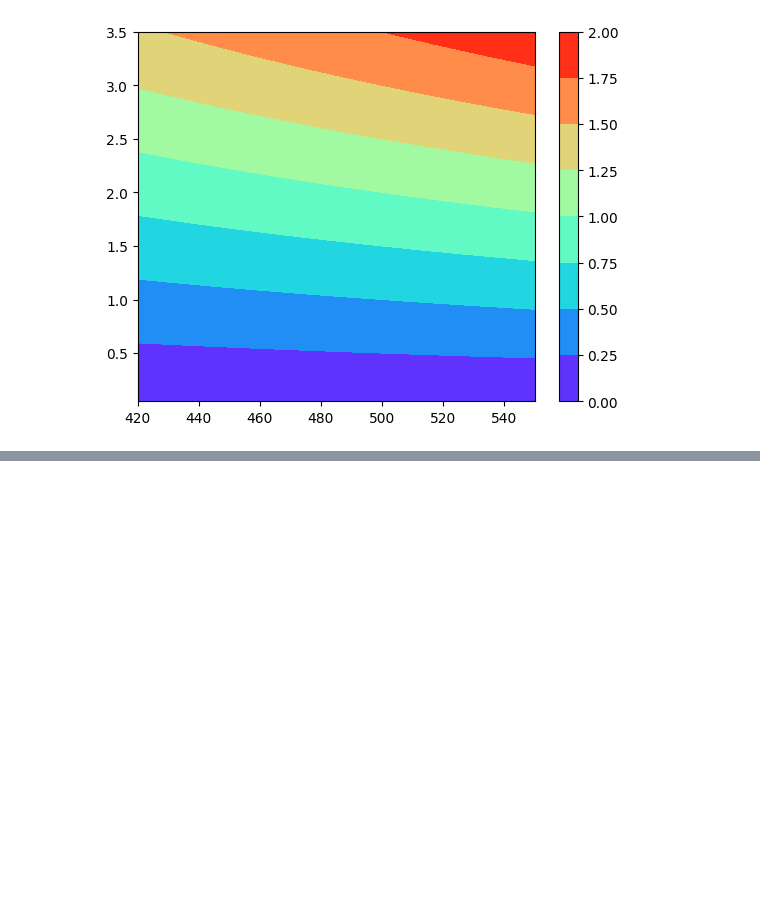
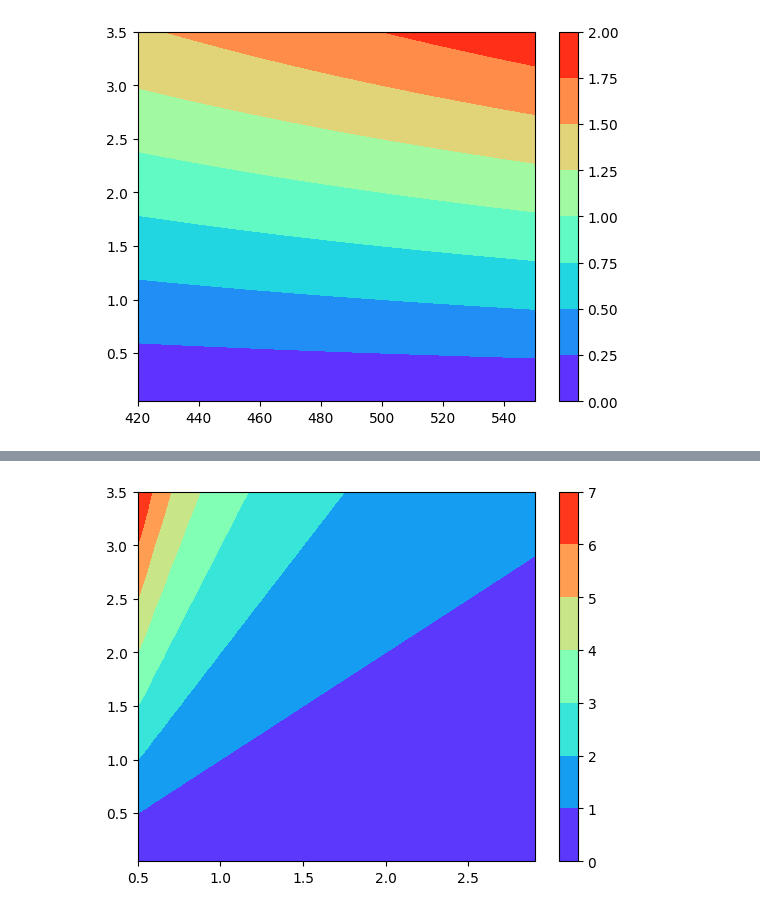
Before and after one commit to monkeydj/rasabots, a Jupyter notebook: mouvement.ipynb, the cells around one changed output, grey strips where cells are left out. Saved outputs shown, nothing was run; the diff lists cells and outputs as text; code cells hidden in the pictures; blank space fills up the shorter version.

Commit message:
plot feeling of accelerations over expected durations

```diff
--- a/mouvement.ipynb
+++ b/mouvement.ipynb
@@ -50,0 +60,11 @@ plt.show()
+# %%
+dtime = np.arange(0.5, 3, step=0.1)
+# %%
+xv, yv =  np.meshgrid(proj_vel, dtime)
+acc = xv / yv  # m/(s**2)
+# yv is time deltas so plotted as x axis for better perception
+plt.contourf(yv, xv, acc, cmap='rainbow')
+plt.colorbar()
+plt.show()
+# %% [output]
+[figure, added]
```
Also changed, not shown: parts of 1 cell of this notebook.
